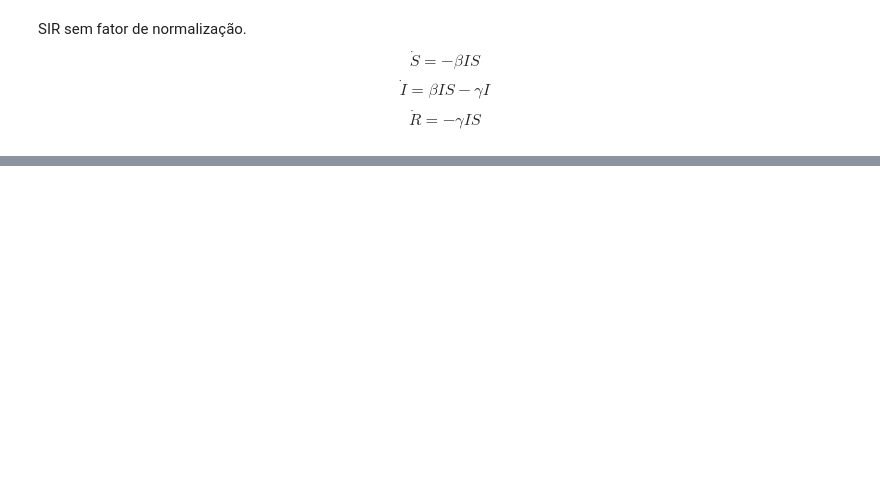
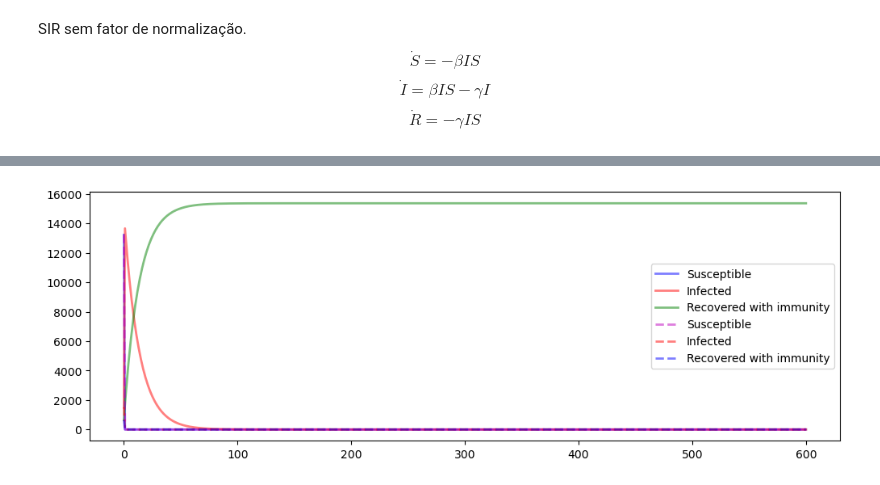
Before and after one commit to Salies/data-driven-des, a Jupyter notebook: sir.ipynb, the cells around one changed output, grey strips where cells are left out. Cells and saved outputs as stored; diff of their text form; code cells hidden in the pictures; blank space fills up the shorter version.

```diff
--- a/sir.ipynb
+++ b/sir.ipynb
@@ -207,0 +236,15 @@ KeyboardInterrupt:
+# %%
+# plot y_t_2
+fig = plt.figure(figsize=(12, 4))
+ax = fig.add_subplot(111, axisbelow=True)
+ax.plot(t, y_t_2[:, 0], 'b', alpha=0.5, lw=2, label='Susceptible')
+ax.plot(t, y_t_2[:, 1], 'r', alpha=0.5, lw=2, label='Infected')
+ax.plot(t, y_t_2[:, 2], 'g', alpha=0.5, lw=2, label='Recovered with immunity')
+# Predicted (plot with dotted lines)
+ax.plot(t, ynn[1, :, 0], 'm--', alpha=0.5, lw=2, label='Susceptible')
+ax.plot(t, ynn[1, :, 1], 'r--', alpha=0.5, lw=2, label='Infected')
+ax.plot(t, ynn[1, :, 2], 'b--', alpha=0.5, lw=2, label='Recovered with immunity')
+plt.legend()
+plt.show()
+# %% [output]
+[figure, added]
```
Also changed, not shown: parts of 33 cells of this notebook, 2 other files.
